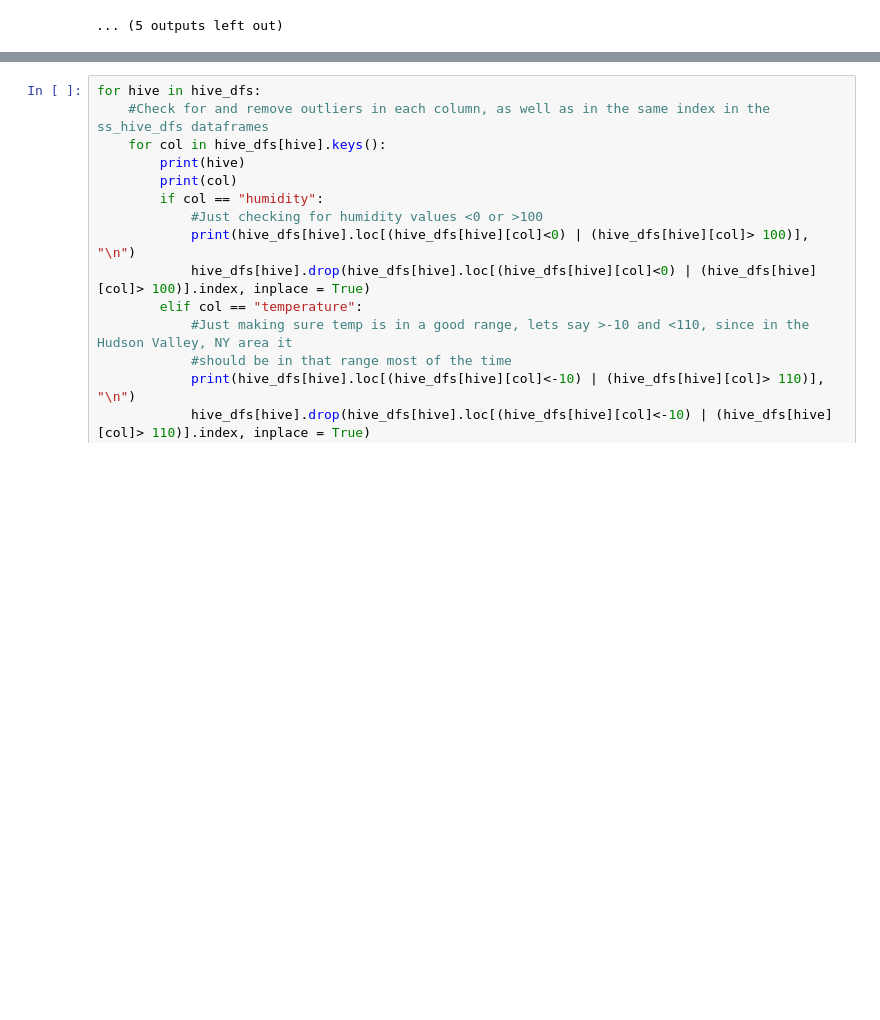
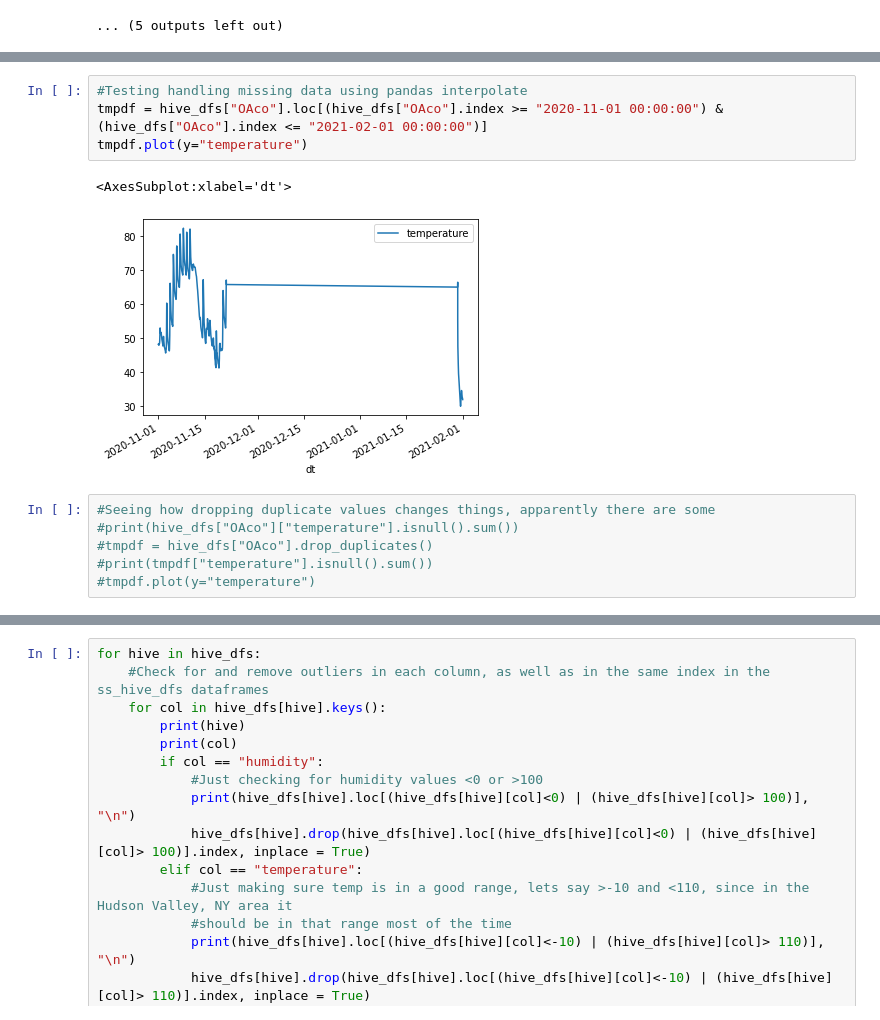
Before and after one commit to AFineSortie/Apicultural-Conservation-and-Technology, a Jupyter notebook: beecounted.ipynb, the cells around one changed output, grey strips where cells are left out. Saved outputs shown, nothing was run; the diff lists cells and outputs as text; blank space fills up the shorter version.

```diff
--- a/beecounted.ipynb
+++ b/beecounted.ipynb
@@ -168,0 +173,13 @@ dt
+# %%
+#Testing handling missing data using pandas interpolate
+tmpdf = hive_dfs["OAco"].loc[(hive_dfs["OAco"].index >= "2020-11-01 00:00:00") & (hive_dfs["OAco"].index <= "2021-02-01 00:00:00")]
+tmpdf.plot(y="temperature")
+# %% [output]
+<AxesSubplot:xlabel='dt'>
+[figure, added]
+# %%
+#Seeing how dropping duplicate values changes things, apparently there are some
+#print(hive_dfs["OAco"]["temperature"].isnull().sum())
+#tmpdf = hive_dfs["OAco"].drop_duplicates()
+#print(tmpdf["temperature"].isnull().sum())
+#tmpdf.plot(y="temperature")
```
Also changed, not shown: parts of 6 cells of this notebook, 1 other file.
